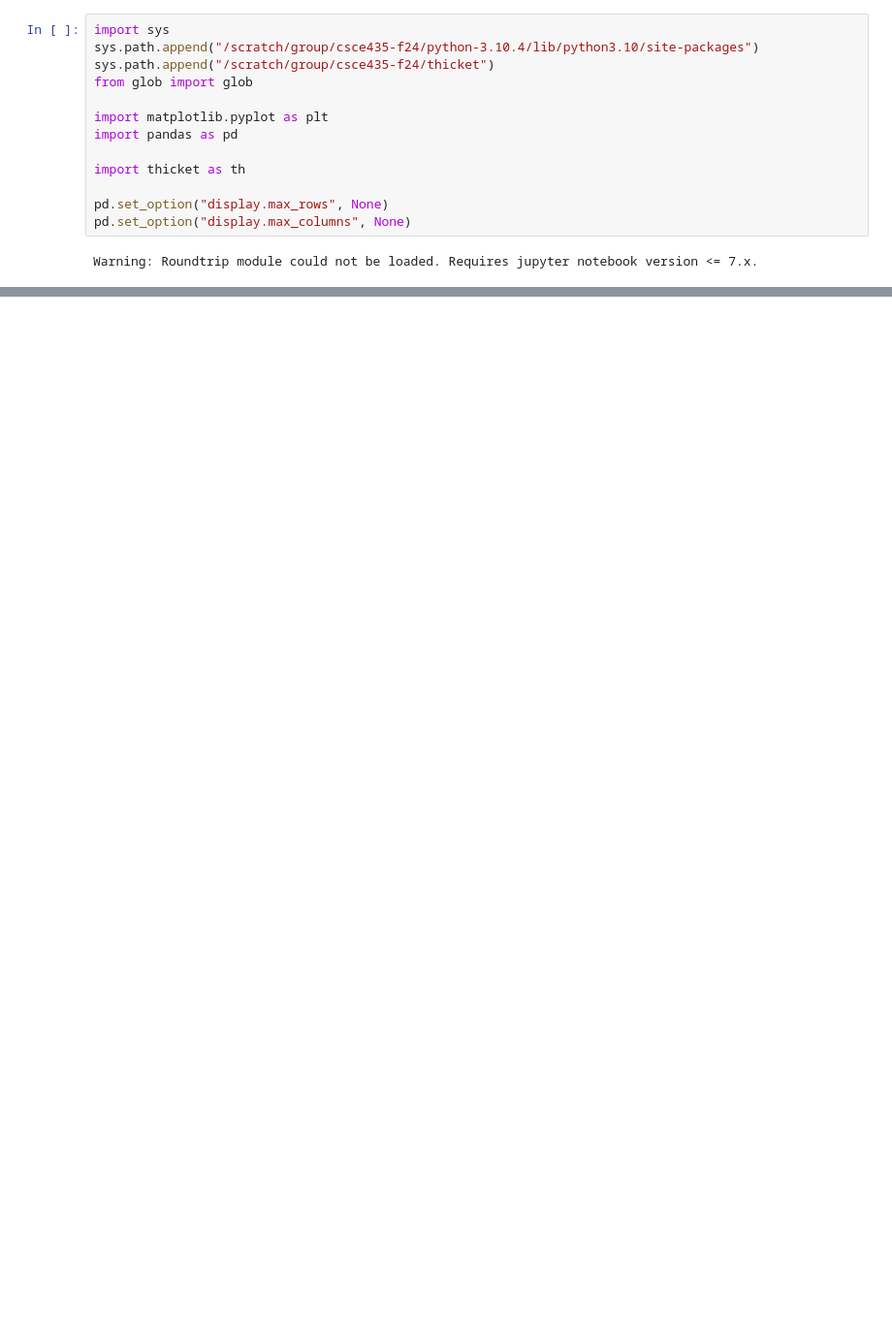
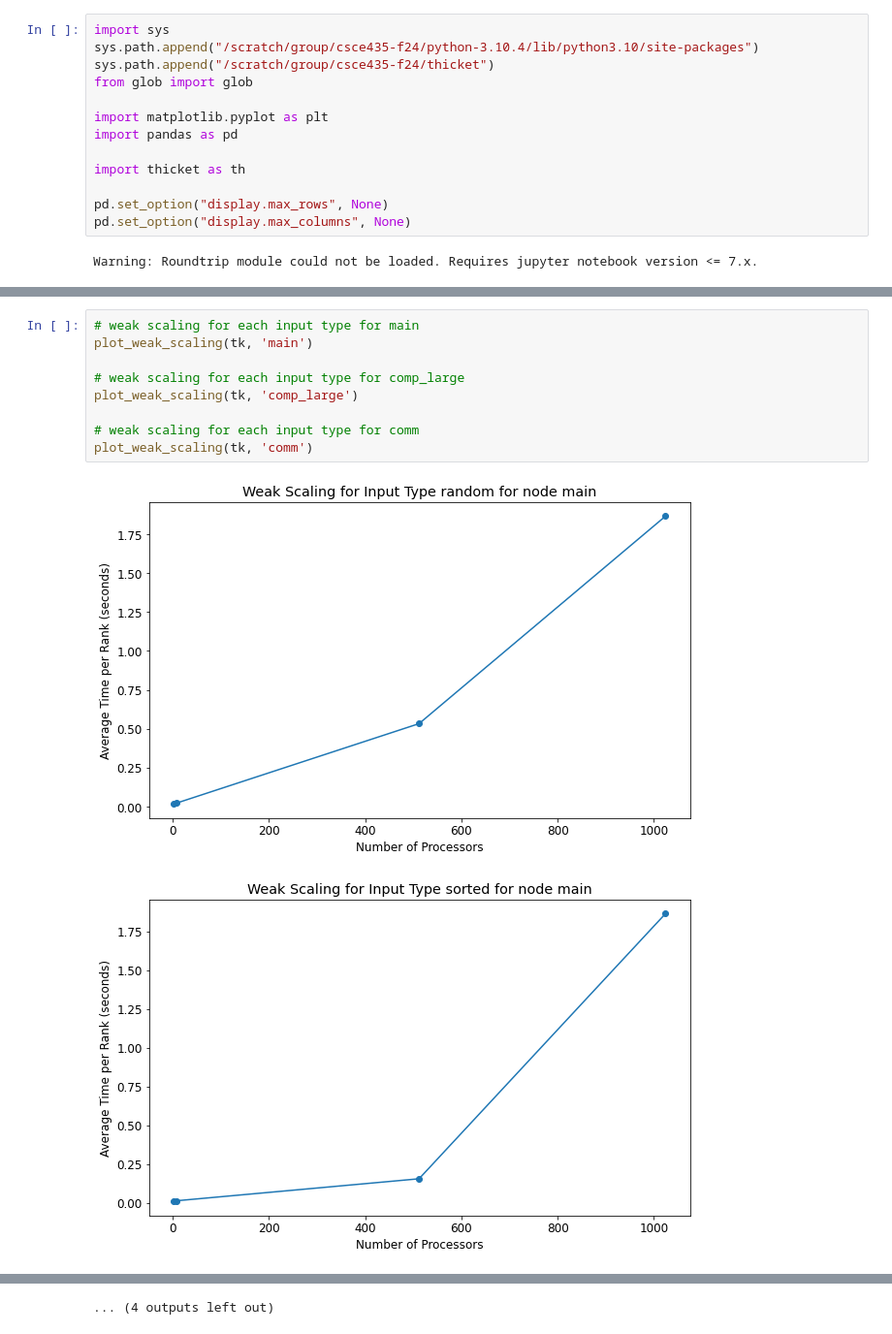
Before and after one commit to christionbradley/435-group-proj, a Jupyter notebook: Sample_Sort/group-proj-analysis.ipynb, the cells around one changed output, grey strips where cells are left out. Shown at 97% size. Cells and saved outputs as stored; diff of their text form; blank space fills up the shorter version.

```diff
--- a/Sample_Sort/group-proj-analysis.ipynb
+++ b/Sample_Sort/group-proj-analysis.ipynb
@@ -206,0 +159,12 @@ for node in tk.graph.traverse():
+# %%
+# weak scaling for each input type for main
+plot_weak_scaling(tk, 'main')
+
+# weak scaling for each input type for comp_large
+plot_weak_scaling(tk, 'comp_large')
+
+# weak scaling for each input type for comm
+plot_weak_scaling(tk, 'comm')
+# %% [output]
+[figure, added]
+[figure, added]
@@ -206,0 +181 @@ for node in tk.graph.traverse():
+... (4 outputs left out)
```
Also changed, not shown: parts of 18 cells of this notebook.
